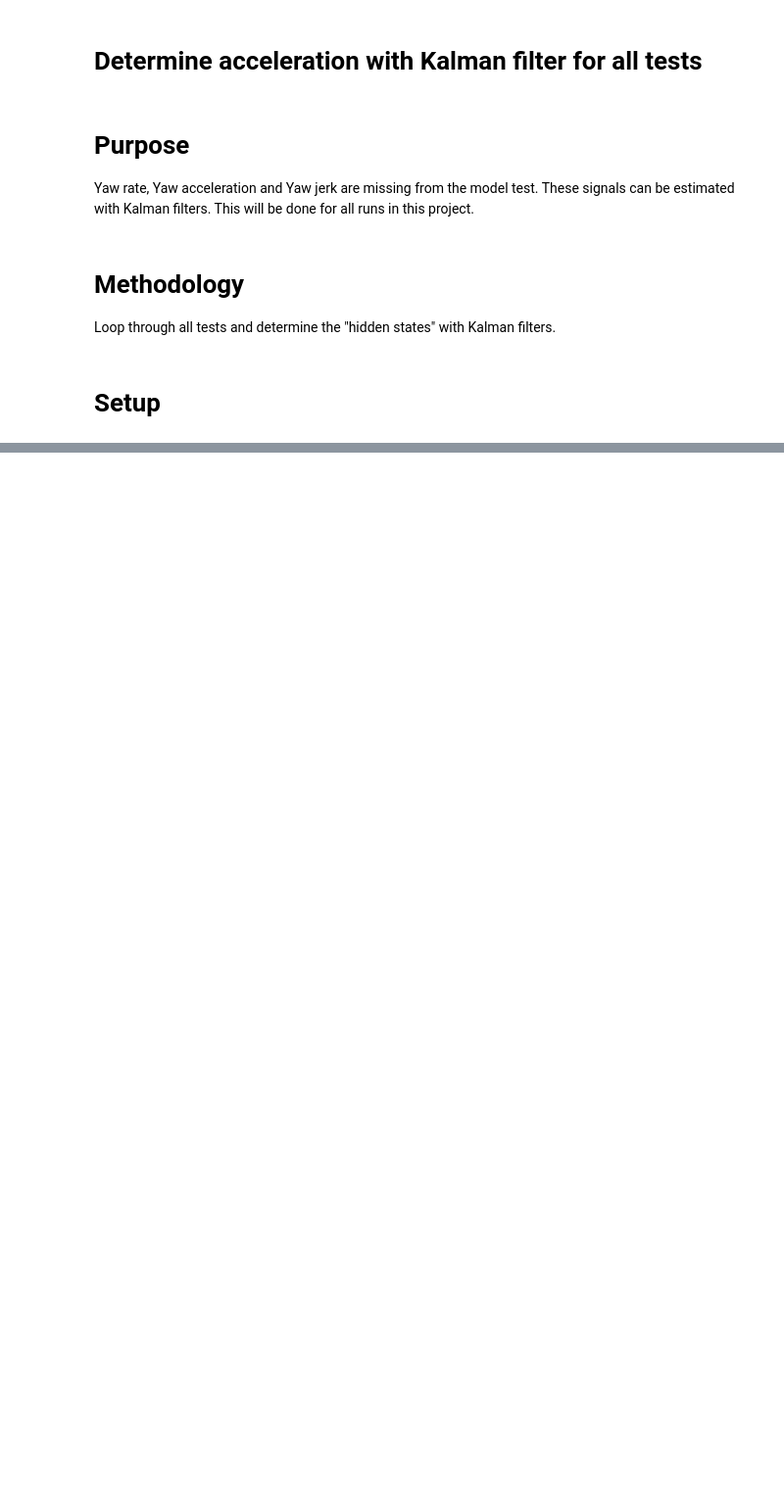
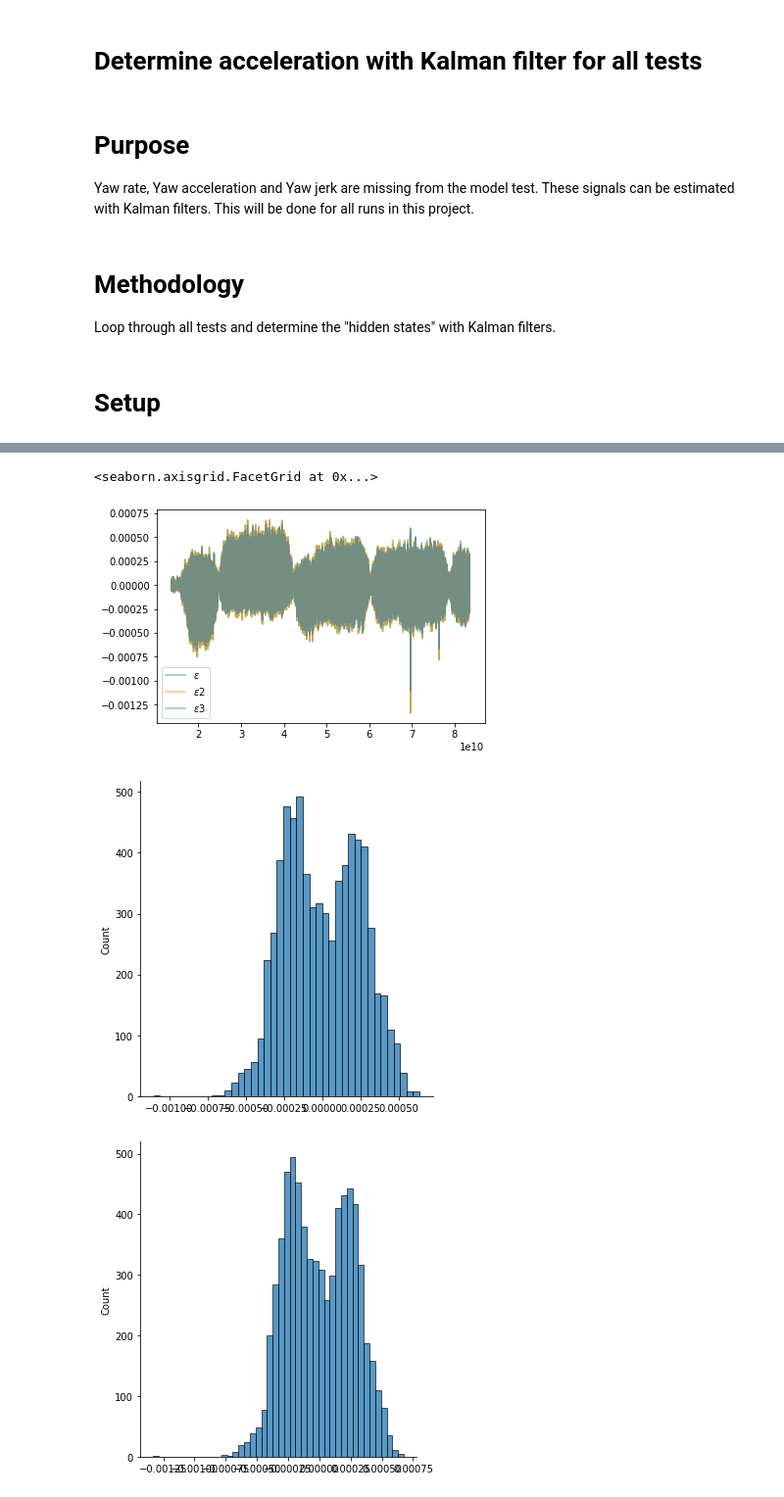
Before and after one commit to martinlarsalbert/VesselManoeuvringModels, a Jupyter notebook: notebooks/05.01_acceleration_Kalman.ipynb, the cells around one changed output, grey strips where cells are left out. Shown at 98% size. Drawn from its saved outputs; the diff is of its cells as text; code cells hidden in the pictures; blank space fills up the shorter version.

```diff
--- a/notebooks/05.01_acceleration_Kalman.ipynb
+++ b/notebooks/05.01_acceleration_Kalman.ipynb
@@ -52,2 +53,5 @@ The autoreload extension is already loaded. To reload it, use:
 # %%
 from src.data import kalman_filter
+# %%
+id=22773
+df, units, meta_data = mdl.load(id=id)
@@ -53,0 +68,23 @@ from src.data import kalman_filter
+# %%
+df1 = kalman_filter.yaw(df=df, observation_covariance=0.5)
+df2 = kalman_filter.yaw(df=df, observation_covariance=1000)
+df3 = kalman_filter.yaw(df=df, observation_covariance=1000000)
+# %%
+epsilon1 = df1['psi']-df1['psi_filtered']
+epsilon2 = df2['psi']-df2['psi_filtered']
+epsilon3 = df3['psi']-df3['psi_filtered']
+
+fig,ax=plt.subplots()
+ax.plot(df.index,  epsilon1  ,label=r'$\epsilon$', alpha=0.5, zorder=3)
+ax.plot(df.index,  epsilon2 ,label=r'$\epsilon2$', alpha=0.5, zorder=2)
+ax.plot(df.index,  epsilon3 ,label=r'$\epsilon3$', alpha=0.5, zorder=1)
+ax.legend()
+
+sns.displot(epsilon1)
+sns.displot(epsilon2)
+sns.displot(epsilon3)
+# %% [output]
+<seaborn.axisgrid.FacetGrid at 0x...>
+[figure, added]
+[figure, added]
+[figure, added]
```
Also changed, not shown: parts of 5 cells of this notebook, 1 other file.
